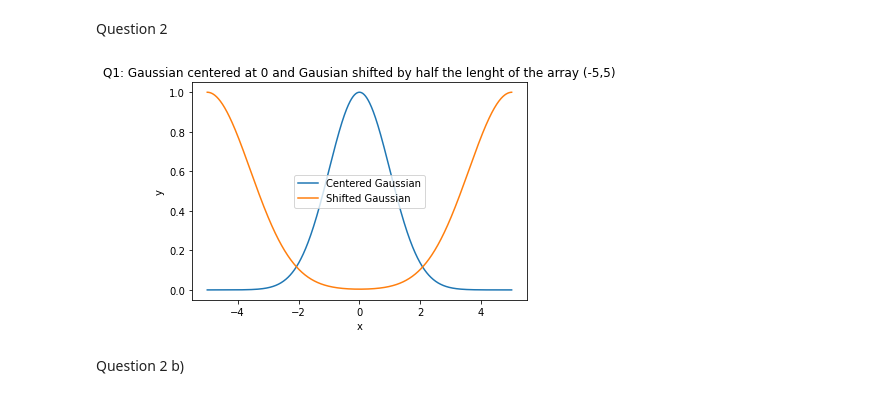
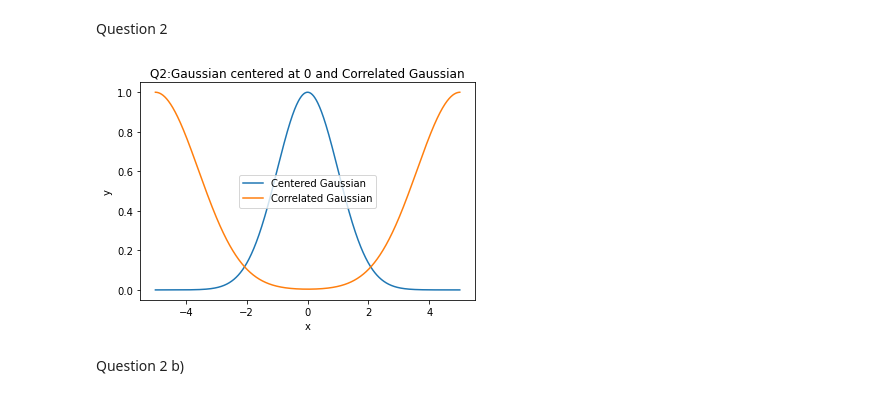
Before and after one commit to n-desjardins/phys512-2022, a Jupyter notebook: PSET6/Q1-Q4_notebook.ipynb, the cells around one changed output. Saved outputs shown, nothing was run; the diff lists cells and outputs as text; code cells hidden in the pictures.

Commit message:
fix mislabelled plot

```diff
--- a/PSET6/Q1-Q4_notebook.ipynb
+++ b/PSET6/Q1-Q4_notebook.ipynb
@@ -51,16 +51,16 @@ def correl_fct(f,g):
 # %%
 ycorell = correl_fct(y,y)
 ycorell = ycorell/np.max(ycorell)
 
-plt.title("Q1: Gaussian centered at 0 and Gausian shifted by half the lenght of the array (-5,5)")
+plt.title("Q2:Gaussian centered at 0 and Correlated Gaussian")
 plt.plot(x,y, label="Centered Gaussian")
-plt.plot(x,ycorell, label="Shifted Gaussian")
+plt.plot(x,ycorell, label="Correlated Gaussian")
 plt.xlabel("x")
 plt.ylabel("y")
 plt.legend()
 plt.savefig("plot2.png")
 # %% [output]
-[figure, old version]
+[figure, new version]
 # %% [markdown]
 Question 2 b)
 # %%
```
